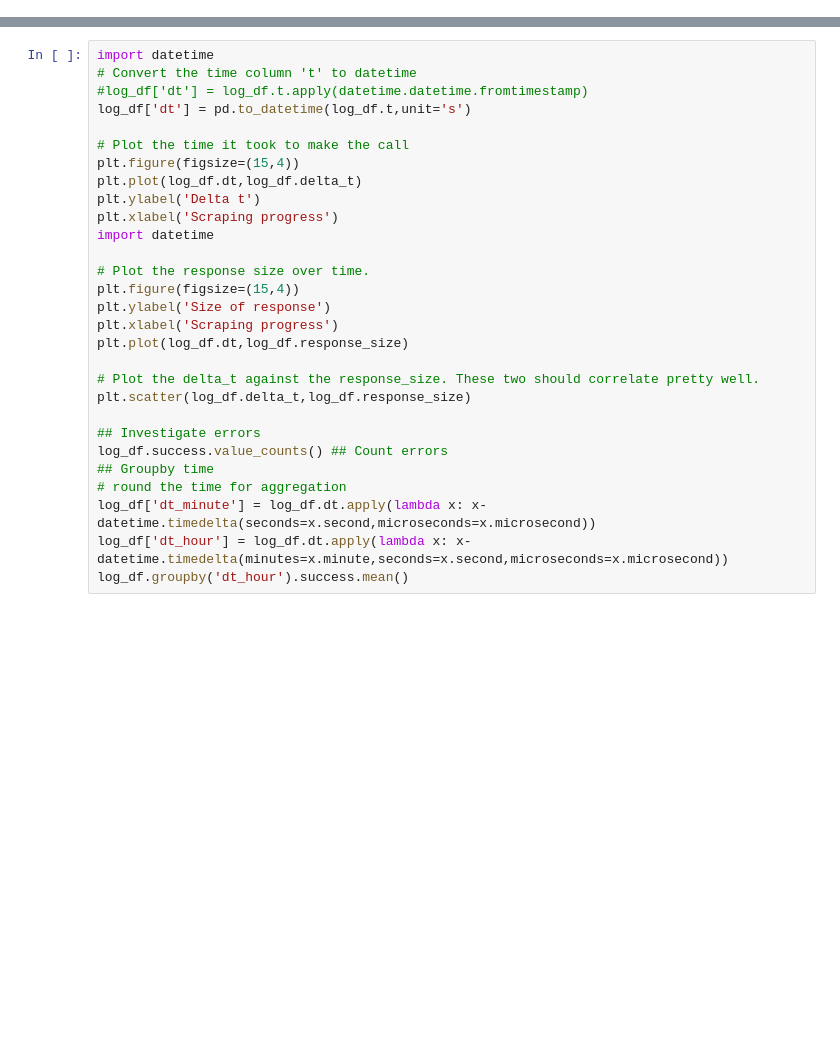
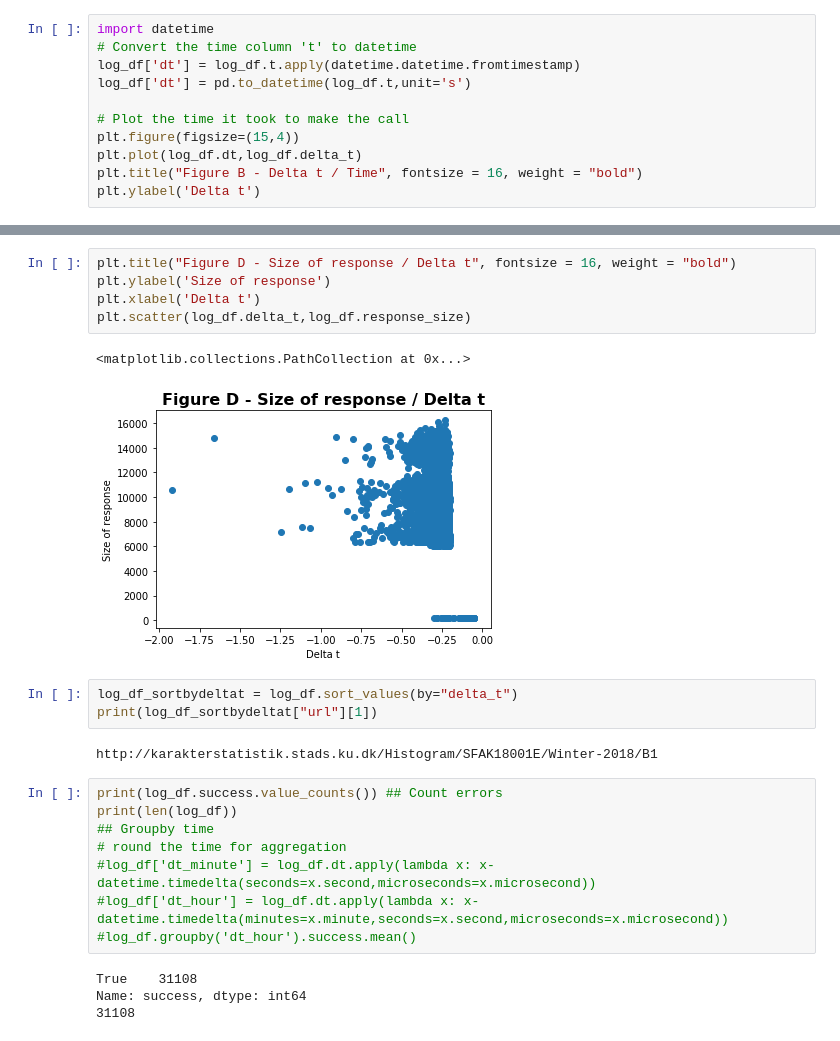
Before and after one commit to tnv875/Group18-NoTeeth, a Jupyter notebook: Exam project/Jacob legemappe/Jacob-log-leg.ipynb, the cells around one changed output, grey strips where cells are left out. Cells and saved outputs as stored; diff of their text form; blank space fills up the shorter version.

```diff
--- a/Exam project/Jacob legemappe/Jacob-log-leg.ipynb
+++ b/Exam project/Jacob legemappe/Jacob-log-leg.ipynb
@@ -63,0 +62,11 @@ AttributeError: 'DataFrame' object has no attribute 'dt'
+# %%
+import datetime
+# Convert the time column 't' to datetime
+log_df['dt'] = log_df.t.apply(datetime.datetime.fromtimestamp)
+log_df['dt'] = pd.to_datetime(log_df.t,unit='s')
+
+# Plot the time it took to make the call
+plt.figure(figsize=(15,4))
+plt.plot(log_df.dt,log_df.delta_t)
+plt.title("Figure B - Delta t / Time", fontsize = 16, weight = "bold")
+plt.ylabel('Delta t')
@@ -64,29 +85,25 @@ AttributeError: 'DataFrame' object has no attribute 'dt'
+# %%
+plt.title("Figure D - Size of response / Delta t", fontsize = 16, weight = "bold")
+plt.ylabel('Size of response')
+plt.xlabel('Delta t')
+plt.scatter(log_df.delta_t,log_df.response_size)
+# %% [output]
+<matplotlib.collections.PathCollection at 0x...>
+[figure, added]
+# %%
+log_df_sortbydeltat = log_df.sort_values(by="delta_t")
+print(log_df_sortbydeltat["url"][1])
+# %% [output]
+http://karakterstatistik.stads.ku.dk/Histogram/SFAK18001E/Winter-2018/B1
 # %%
-import datetime
-# Convert the time column 't' to datetime
-#log_df['dt'] = log_df.t.apply(datetime.datetime.fromtimestamp)
-log_df['dt'] = pd.to_datetime(log_df.t,unit='s')
-
-# Plot the time it took to make the call
-plt.figure(figsize=(15,4))
-plt.plot(log_df.dt,log_df.delta_t)
-plt.ylabel('Delta t')
-plt.xlabel('Scraping progress')
-import datetime
-
-# Plot the response size over time.
-plt.figure(figsize=(15,4))
-plt.ylabel('Size of response')
-plt.xlabel('Scraping progress')
-plt.plot(log_df.dt,log_df.response_size)
-
-# Plot the delta_t against the response_size. These two should correlate pretty well.
-plt.scatter(log_df.delta_t,log_df.response_size)
-
-## Investigate errors
-log_df.success.value_counts() ## Count errors
+print(log_df.success.value_counts()) ## Count errors
+print(len(log_df))
 ## Groupby time
 # round the time for aggregation
-log_df['dt_minute'] = log_df.dt.apply(lambda x: x-datetime.timedelta(seconds=x.second,microseconds=x.microsecond))
-log_df['dt_hour'] = log_df.dt.apply(lambda x: x-datetime.timedelta(minutes=x.minute,seconds=x.second,microseconds=x.microsecond))
-log_df.groupby('dt_hour').success.mean()
+#log_df['dt_minute'] = log_df.dt.apply(lambda x: x-datetime.timedelta(seconds=x.second,microseconds=x.microsecond))
+#log_df['dt_hour'] = log_df.dt.apply(lambda x: x-datetime.timedelta(minutes=x.minute,seconds=x.second,microseconds=x.microsecond))
+#log_df.groupby('dt_hour').success.mean()
+# %% [output]
+True    31108
+Name: success, dtype: int64
+31108
```
Also changed, not shown: parts of 10 cells of this notebook, 5 other files.
